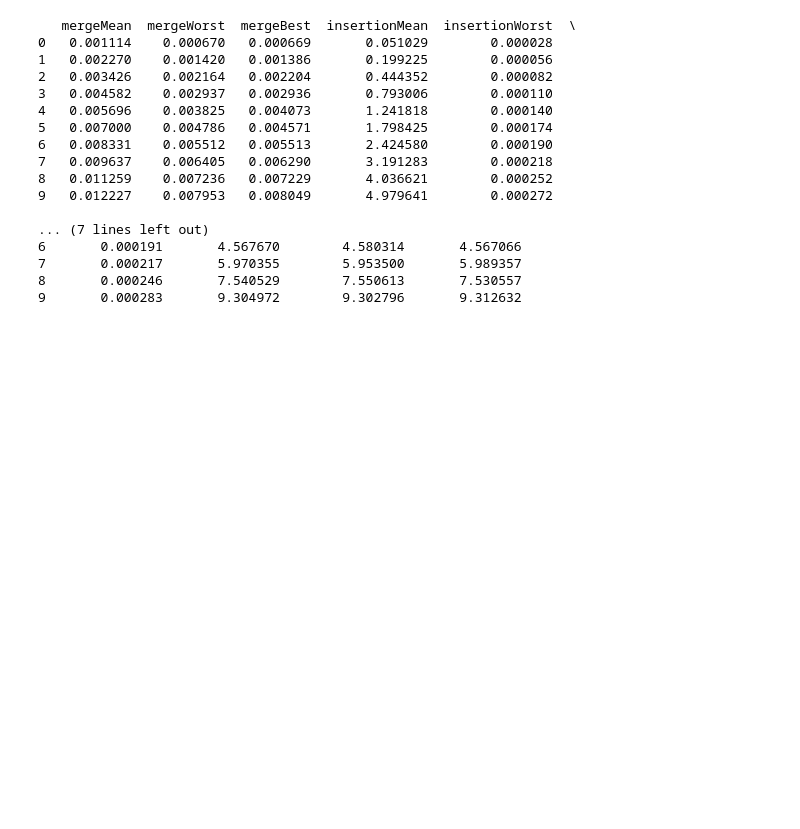
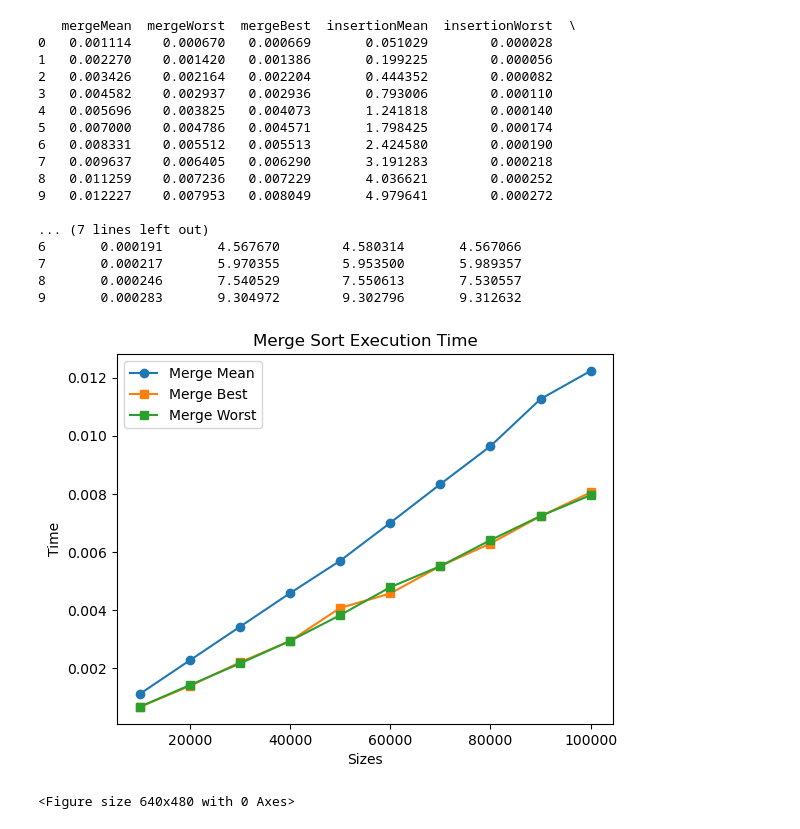
Before and after one commit to chelseadz/sortingAnalysis, a Jupyter notebook: graphs/graphs.ipynb, the cells around one changed output. Drawn from its saved outputs; the diff is of its cells as text; code cells hidden in the pictures; blank space fills up the shorter version.

```diff
--- a/graphs/graphs.ipynb
+++ b/graphs/graphs.ipynb
@@ -131,3 +156,18 @@ print(df)
 7       0.000217       5.970355        5.953500       5.989357
 8       0.000246       7.540529        7.550613       7.530557
 9       0.000283       9.304972        9.302796       9.312632
+# %%
+plt.plot(sizes, mergeMean, 'o-', label='Merge Mean')
+plt.plot(sizes, mergeBest, 's-', label='Merge Best')
+plt.plot(sizes, mergeWorst, 's-', label='Merge Worst')
+plt.xlabel('Sizes')
+plt.ylabel('Time')
+plt.title('Merge Sort Execution Time')
+plt.legend()
+plt.show()
+
+fig = plt.figure()
+fig.savefig('merge.png')
+# %% [output]
+[figure, added]
+<Figure size 640x480 with 0 Axes>
```
Also changed, not shown: parts of 8 cells of this notebook, 6 other files.
